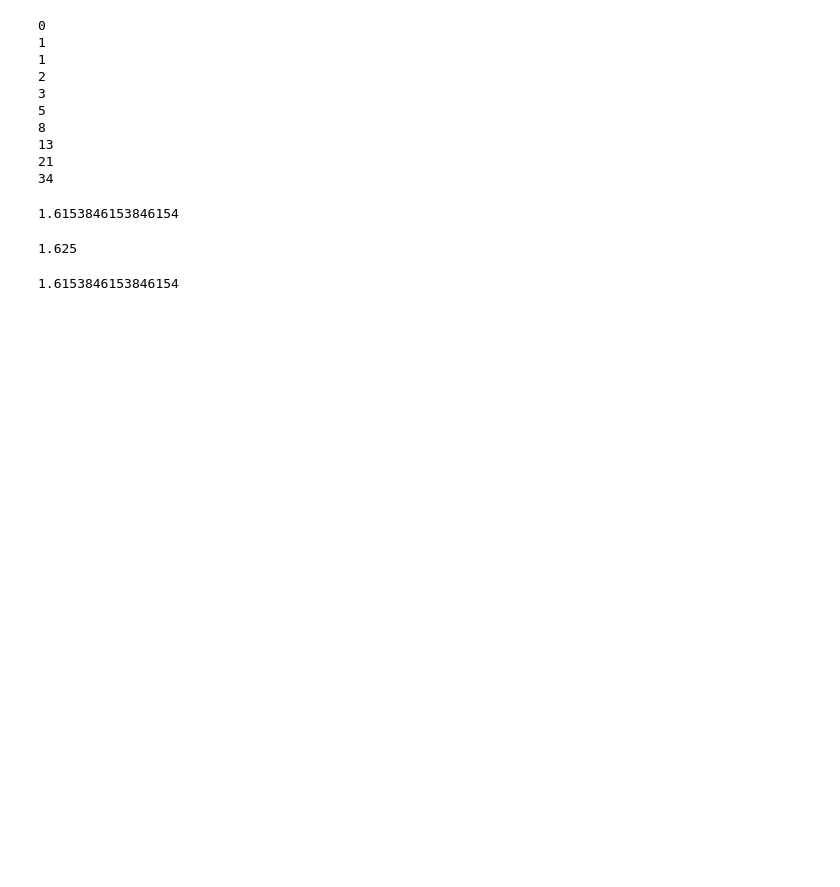
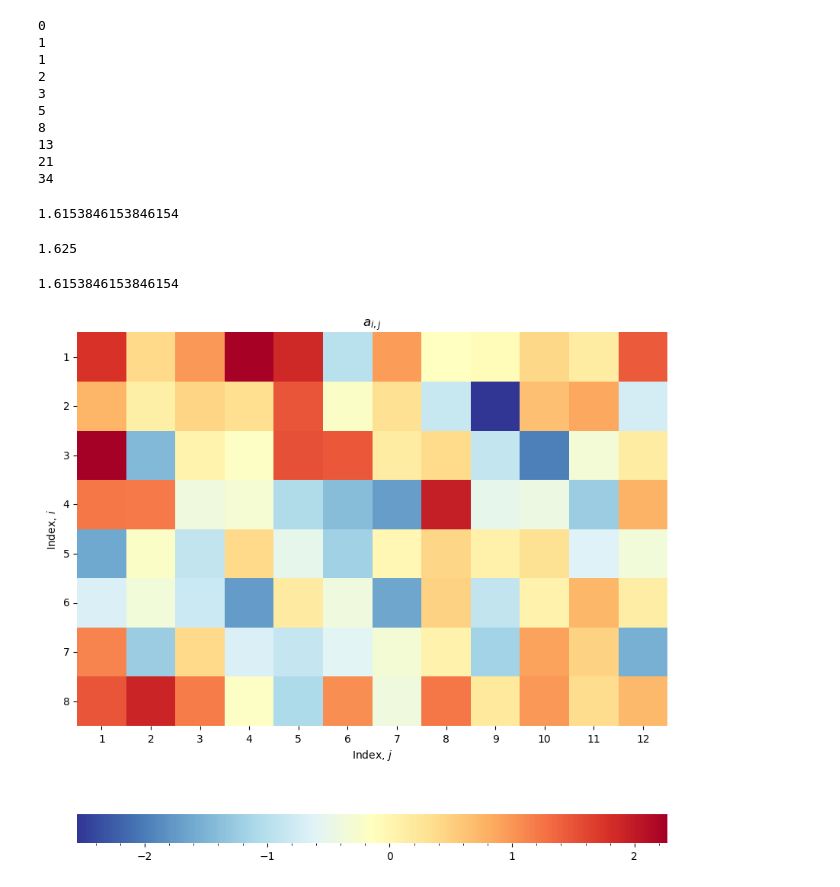
Before and after one commit to Arch-jyh/iris_books, a Jupyter notebook: book3/14.ipynb, the cells around one changed output. Drawn from its saved outputs; the diff is of its cells as text; code cells hidden in the pictures; blank space fills up the shorter version.

```diff
--- a/book3/14.ipynb
+++ b/book3/14.ipynb
@@ -112,0 +117,32 @@ b/8
+# %%
+def heatmap_sum(data,i_array,j_array,title):
+    fig,ax = plt.subplots(figsize = (10,10))
+    ax = sns.heatmap(data,cmap = 'RdYlBu_r',
+                    cbar_kws = {'orientation':'horizontal'},
+                    yticklabels = i_array,xticklabels = j_array,
+                    ax = ax)
+    ax.set_xlabel('Index, $j$')
+    ax.set_ylabel('Index, $i$')
+
+    ax.set_aspect('equal')
+    plt.title(title)
+    plt.yticks(rotation = 0)
+    ax.grid(False)
+    ax.minorticks_off()
+# %%
+np.random.seed(0)
+
+m = 12
+n = 8
+
+j_array = np.arange(1,m+1)
+i_array = np.arange(1,n+1)
+jj,ii = np.meshgrid(j_array,i_array)
+
+#均值,标准差,形状
+a_ij = np.random.normal(loc = 0.0,scale = 1.0,size = (n,m))#
+# %%
+title = '$a_{i,j}$'
+heatmap_sum(a_ij,i_array,j_array,title)
+# %% [output]
+[figure, added]
```
Also changed, not shown: parts of 19 cells of this notebook, 2 other files.
